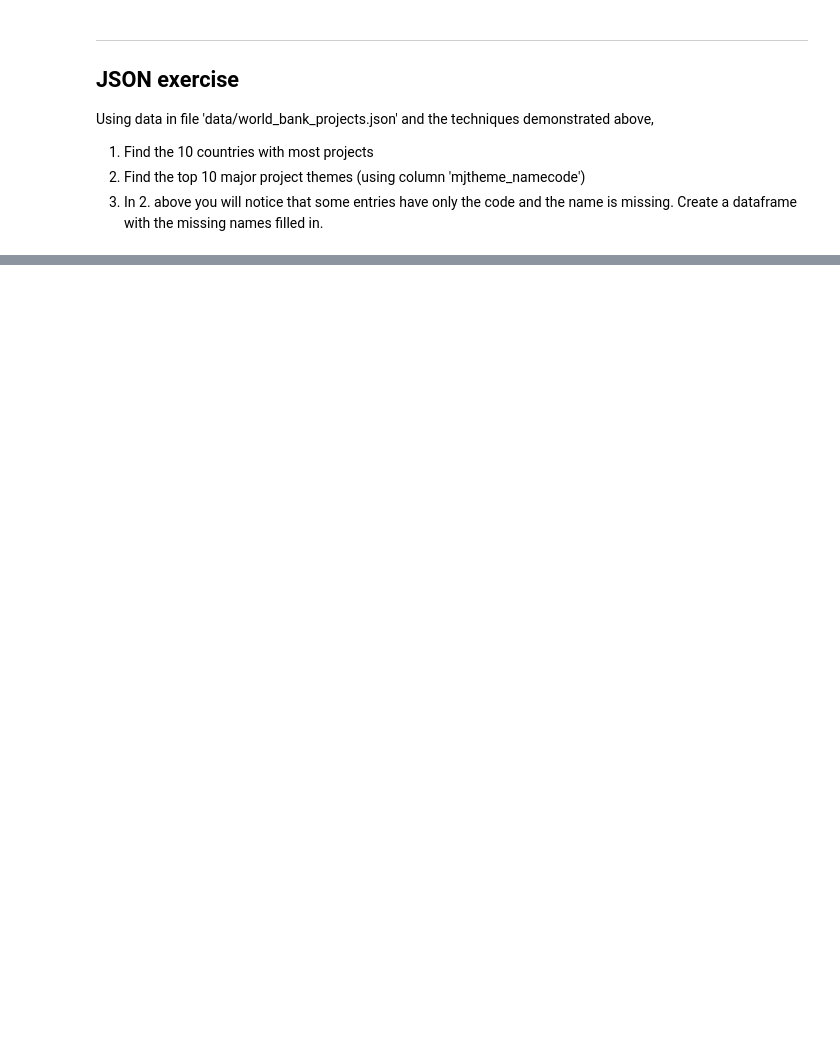
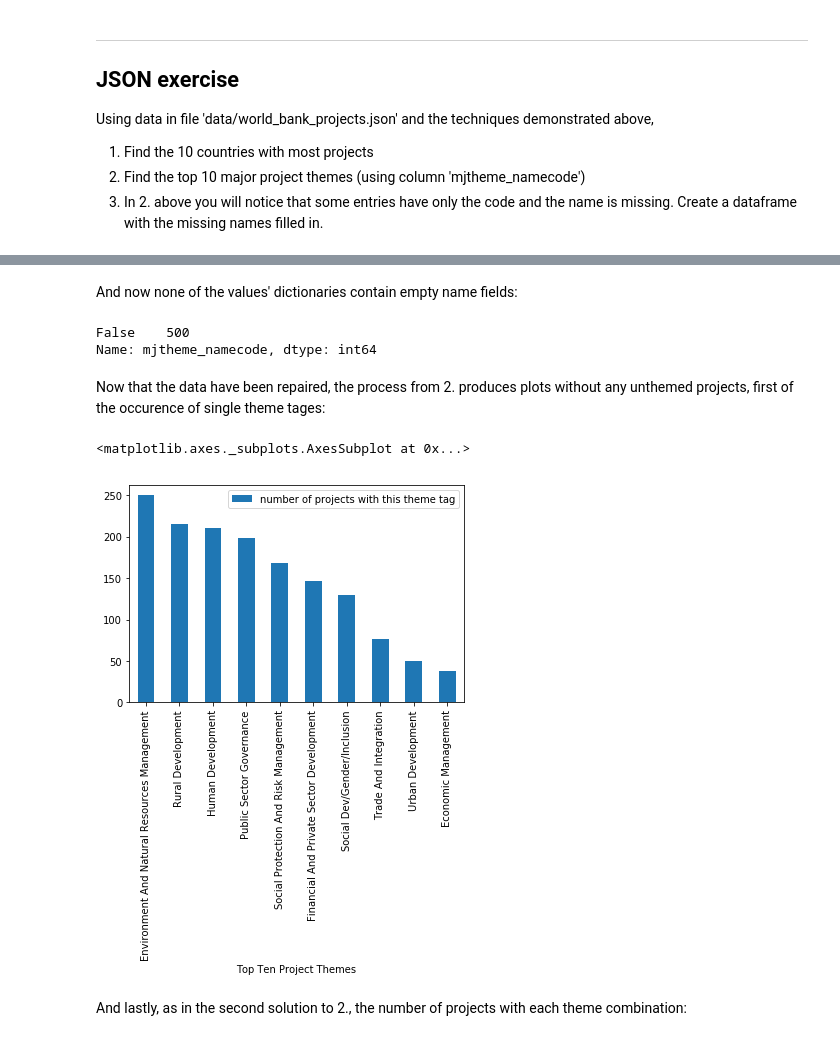
Before and after one commit to jefftrevino/Springboard, a Jupyter notebook: data_wrangling_json/trevino_json_exercise.ipynb, the cells around one changed output, grey strips where cells are left out. Saved outputs shown, nothing was run; the diff lists cells and outputs as text; code cells hidden in the pictures; blank space fills up the shorter version.

```diff
--- a/data_wrangling_json/trevino_json_exercise.ipynb
+++ b/data_wrangling_json/trevino_json_exercise.ipynb
@@ -144,0 +140,12 @@ Name: mjtheme_namecode, dtype: int64
+# %%
+from collections import defaultdict
+master_theme_dict = {}
+
+def build_theme_dict(list_of_dicts):
+    for d in list_of_dicts:
+        if d['code'] not in master_theme_dict and d['name'] != '':
+            master_theme_dict[d['code']] = d['name']
+
+df['mjtheme_namecode'].apply(build_theme_dict)
+
+master_theme_dict
@@ -144,0 +166,5 @@ Name: mjtheme_namecode, dtype: int64
+# %%
+def repair_missing_names_in_dict(the_dict):
+    if the_dict['name'] == '':
+        the_dict['name'] = master_theme_dict[the_dict['code']]
+    return the_dict
@@ -144,0 +173,5 @@ Name: mjtheme_namecode, dtype: int64
+# %%
+def fix_list_of_dicts(dict_list):
+    for d in dict_list:
+        repair_missing_names_in_dict(d)
+    return dict_list
@@ -144,0 +180,3 @@ Name: mjtheme_namecode, dtype: int64
+# %%
+df['mjtheme_namecode'] = df['mjtheme_namecode'].map(fix_list_of_dicts)
+df.head()
@@ -144,0 +190,23 @@ Name: mjtheme_namecode, dtype: int64
+# %% [markdown]
+And now none of the values' dictionaries contain empty name fields:
+# %%
+# returns True if a name value is blank but now returns False for all values
+df['mjtheme_namecode'].apply(lambda dict_list: '' in Counter([d['name'] for d in dict_list])).value_counts().head(10)
+# %% [output]
+False    500
+Name: mjtheme_namecode, dtype: int64
+# %% [markdown]
+Now that the data have been repaired, the process from 2. produces plots without any unthemed projects, first of the occurence of single theme tages:
+# %%
+theme_name_list = []
+df['mjtheme_namecode'].apply(count_list_of_dicts)
+c = Counter(theme_name_list).most_common(10)
+df = pd.DataFrame(c, columns=['Top Ten Project Themes', 'number of projects with this theme tag'])
+df['Top Ten Project Themes'] = df['Top Ten Project Themes'].str.title()
+df = df.set_index('Top Ten Project Themes')
+df.plot(kind='bar')
+# %% [output]
+<matplotlib.axes._subplots.AxesSubplot at 0x...>
+[figure, added]
+# %% [markdown]
+And lastly, as in the second solution to 2., the number of projects with each theme combination:
```
Also changed, not shown: parts of 38 cells of this notebook.
